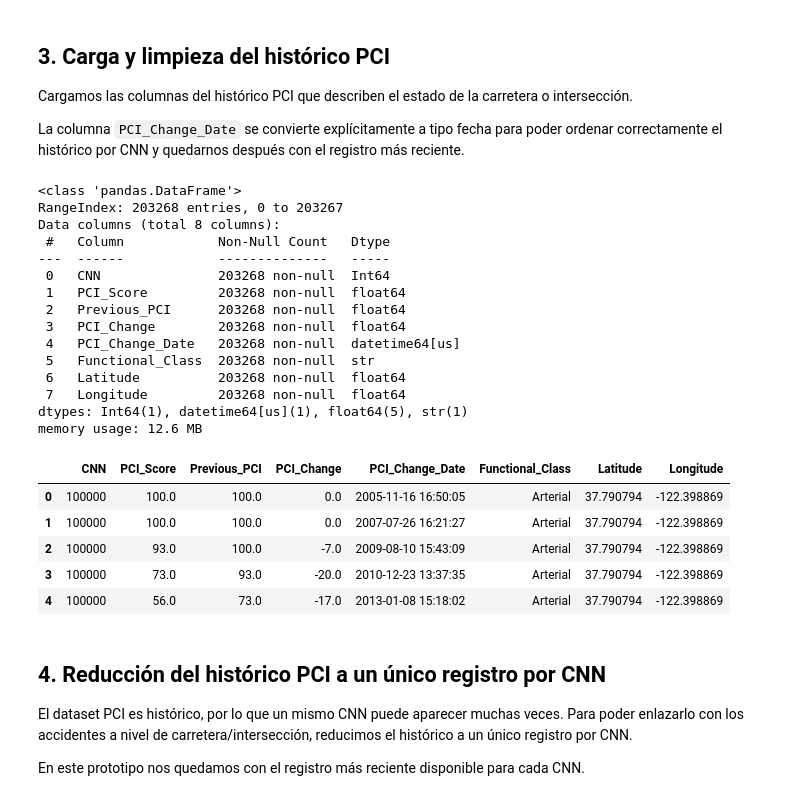
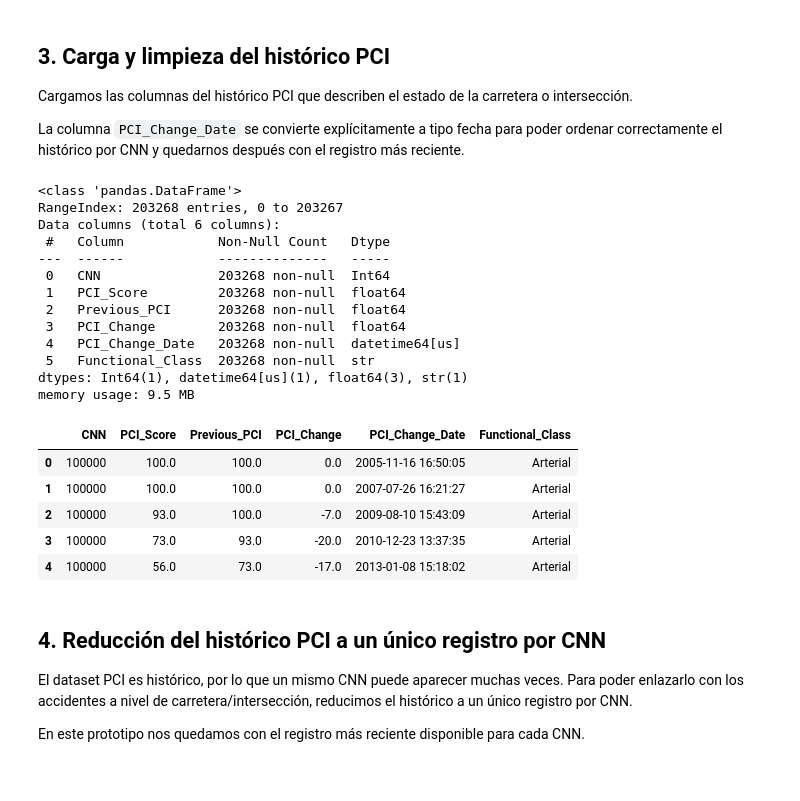
Before and after one commit to franpelirrojo/proyecto-carreteras-sf-fantastic-four, a Jupyter notebook: accidentes_injury/modelo_injured.ipynb, the cells around one changed output. Drawn from its saved outputs; the diff is of its cells as text; code cells hidden in the pictures.

```diff
--- a/accidentes_injury/modelo_injured.ipynb
+++ b/accidentes_injury/modelo_injured.ipynb
@@ -75,46 +75,42 @@ df_pci = pd.read_csv(
     usecols=pci_cols,
     low_memory=False,
 )
 
 df_pci["CNN"] = pd.to_numeric(df_pci["CNN"], errors="coerce").astype("Int64")
 
 df_pci["PCI_Change_Date"] = pd.to_datetime(
     df_pci["PCI_Change_Date"], errors="coerce"
 )
 
 for col in [
     "PCI_Score",
     "Previous_PCI",
     "PCI_Change",
-    "Latitude",
-    "Longitude",
 ]:
     df_pci[col] = pd.to_numeric(df_pci[col], errors="coerce")
 
 df_pci.info()
 df_pci.head()
 # %% [output]
 <class 'pandas.DataFrame'>
 RangeIndex: 203268 entries, 0 to 203267
-Data columns (total 8 columns):
+Data columns (total 6 columns):
  #   Column            Non-Null Count   Dtype
 ---  ------            --------------   -----
  0   CNN               203268 non-null  Int64
  1   PCI_Score         203268 non-null  float64
  2   Previous_PCI      203268 non-null  float64
  3   PCI_Change        203268 non-null  float64
  4   PCI_Change_Date   203268 non-null  datetime64[us]
  5   Functional_Class  203268 non-null  str
- 6   Latitude          203268 non-null  float64
- 7   Longitude         203268 non-null  float64
-dtypes: Int64(1), datetime64[us](1), float64(5), str(1)
-memory usage: 12.6 MB
+dtypes: Int64(1), datetime64[us](1), float64(3), str(1)
+memory usage: 9.5 MB
-|  | CNN | PCI_Score | Previous_PCI | PCI_Change | PCI_Change_Date | Functional_Class | Latitude | Longitude |
-| 0 | 100000 | 100.0 | 100.0 | 0.0 | 2005-11-16 16:50:05 | Arterial | 37.790794 | -122.398869 |
-| 1 | 100000 | 100.0 | 100.0 | 0.0 | 2007-07-26 16:21:27 | Arterial | 37.790794 | -122.398869 |
-| 2 | 100000 | 93.0 | 100.0 | -7.0 | 2009-08-10 15:43:09 | Arterial | 37.790794 | -122.398869 |
-| 3 | 100000 | 73.0 | 93.0 | -20.0 | 2010-12-23 13:37:35 | Arterial | 37.790794 | -122.398869 |
-| 4 | 100000 | 56.0 | 73.0 | -17.0 | 2013-01-08 15:18:02 | Arterial | 37.790794 | -122.398869 |
+|  | CNN | PCI_Score | Previous_PCI | PCI_Change | PCI_Change_Date | Functional_Class |
+| 0 | 100000 | 100.0 | 100.0 | 0.0 | 2005-11-16 16:50:05 | Arterial |
+| 1 | 100000 | 100.0 | 100.0 | 0.0 | 2007-07-26 16:21:27 | Arterial |
+| 2 | 100000 | 93.0 | 100.0 | -7.0 | 2009-08-10 15:43:09 | Arterial |
+| 3 | 100000 | 73.0 | 93.0 | -20.0 | 2010-12-23 13:37:35 | Arterial |
+| 4 | 100000 | 56.0 | 73.0 | -17.0 | 2013-01-08 15:18:02 | Arterial |
 # %% [markdown]
 ## 4. Reducción del histórico PCI a un único registro por CNN
 
```
Also changed, not shown: parts of 11 cells of this notebook, 1 other file.
